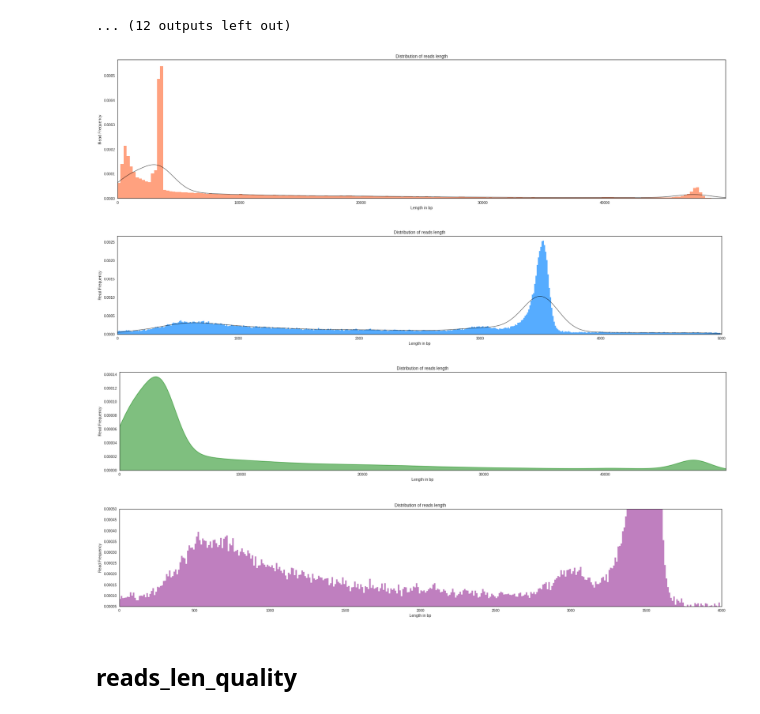
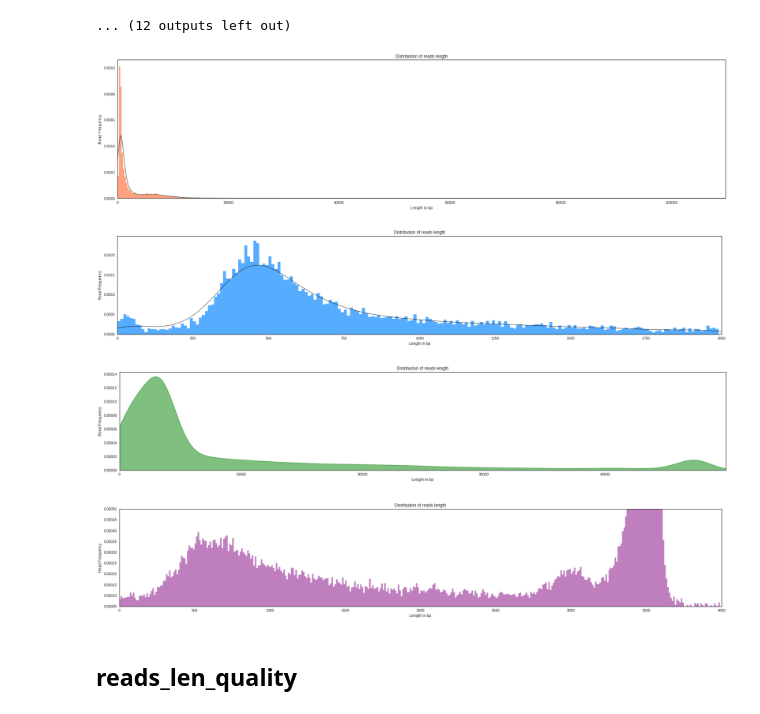
Before and after one commit to a-slide/pycoQC, a Jupyter notebook: pycoQC/test_pycoQC.ipynb, the cells around one changed output. Drawn from its saved outputs; the diff is of its cells as text; code cells hidden in the pictures.

```diff
--- a/pycoQC/test_pycoQC.ipynb
+++ b/pycoQC/test_pycoQC.ipynb
@@ -16,0 +16,6 @@ from pycoQC import sequencing_summary_file_1dsq
+# %%
+example_file_1D = pycoQC.example_file_1D()
+example_file_1D2 = pycoQC.example_file_1D2()
+
+print(example_file_1D)
+print(example_file_1D2)
@@ -343,13 +404,16 @@ Color map or color codes to use for the 3 plots [Default "black" "orangered"]
 * kde_alpha / hist_alpha
 ... (12 outputs left out)
 # %%
+p = pycoQC(example_file_1D2, filter_zero_len=True, run_type="1D2")
 g = p.reads_len_distribution()
-g = p.reads_len_distribution(figsize=[30, 5], hist=True, kde=True, hist_color='dodgerblue', hist_alpha=0.75, max_len=5000, win_size=10)
+g = p.reads_len_distribution(figsize=[30, 5], hist=True, kde=True, hist_color='dodgerblue', hist_alpha=0.75, max_len=2000, win_size=10)
+
+p = pycoQC(example_file_1D, filter_zero_len=True, run_type="1D")
 g = p.reads_len_distribution(figsize=[30, 5], hist=False, kde=True, kde_color='green', kde_alpha=0.5)
 g = p.reads_len_distribution(figsize=[30, 5], hist=True, kde=False, hist_color='purple', win_size=10, min_freq=0.00005, max_freq=0.0005, max_len=4000)
 # %% [output]
-[figure, old version]
+[figure, new version]
-[figure, old version]
+[figure, new version]
 [figure]
 [figure]
 # %% [markdown]
```
Also changed, not shown: parts of 28 cells of this notebook, 20 other files.
